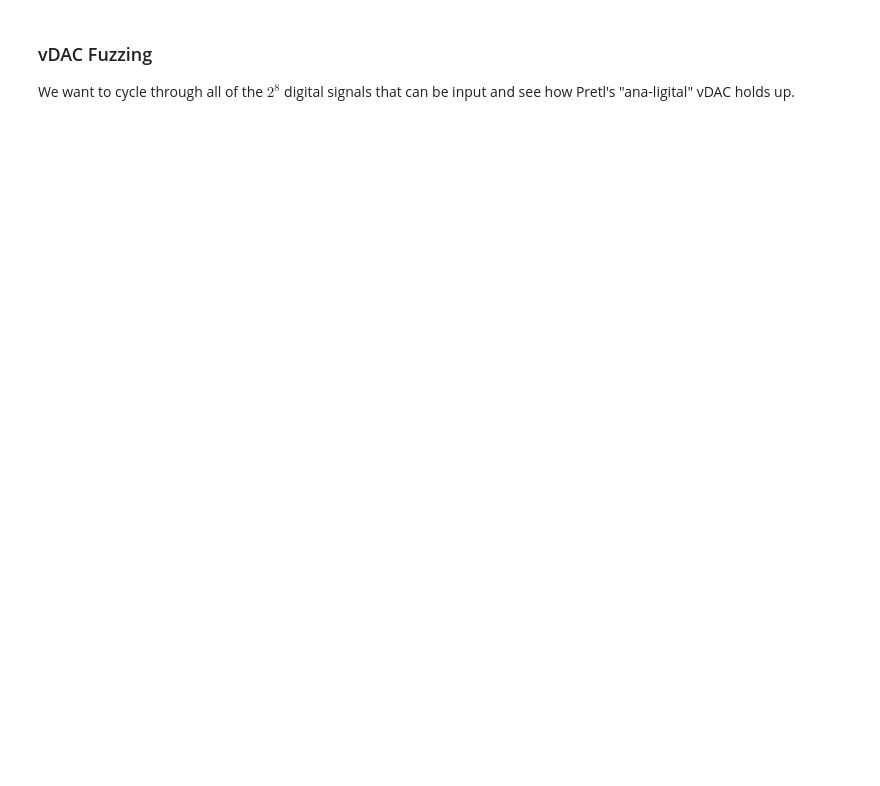
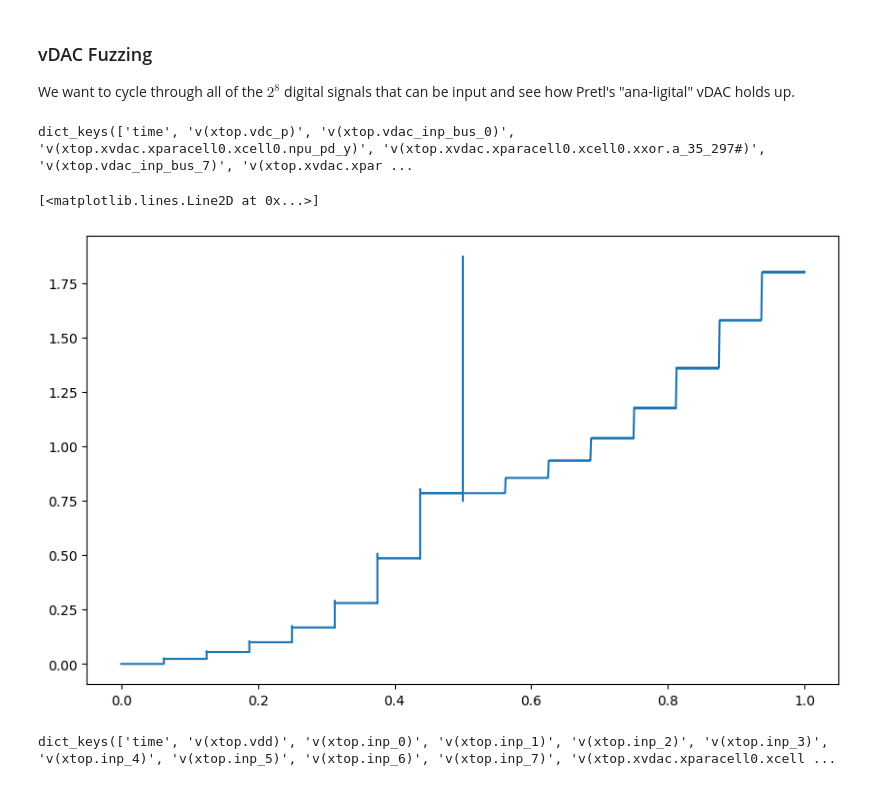
Before and after one commit to ThomasPluck/tt04-biased-trng, a Jupyter notebook: sim/test.ipynb, the cells around one changed output. Saved outputs shown, nothing was run; the diff lists cells and outputs as text; code cells hidden in the pictures; blank space fills up the shorter version.

```diff
--- a/sim/test.ipynb
+++ b/sim/test.ipynb
@@ -93,2 +56,41 @@ rv = vsp.sim(
+# %%
+@h.sim.sim
+class vDAC_Fuzzing:
+
+    @h.module
+    class Tb:
+        VSS = h.Port()
+        out = h.Signal()
+
+        vdc = h.Vdc(dc=1.8)(n=VSS)
+        vdac = gen_vDAC(ncells=8,npar=1)(vout=out, enable=vdc.p, VSS=VSS, VDD=vdc.p)
+        vsources = dynamic_step_signal(width=8,time=1*hp.UNIT)(vss=VSS,vout=vdac.inp_bus)
+
+    # Simulation Controls
+    tran = h.sim.Tran(tstop=1*hp.UNIT, tstep=1*hp.MILLI)
+    inc_base = s.install.include(h.pdk.Corner.TYP)
+    inc_cells = h.sim.Include(
+            sky130.install.pdk_path /
+            "libs.ref/sky130_fd_sc_hd/spice/sky130_fd_sc_hd.spice"
+    )
+
+opts = vsp.SimOptions(
+    simulator=vsp.SupportedSimulators.NGSPICE,
+    fmt=vsp.ResultFormat.SIM_DATA,
+    rundir="./scratch",
+)
+
+rv = vDAC_Fuzzing.run(opts)
+op = rv[vsp.sim_data.AnalysisType.TRAN]
+
+op.data.keys()
+# %% [output]
+dict_keys(['time', 'v(xtop.vdc_p)', 'v(xtop.vdac_inp_bus_0)', 'v(xtop.xvdac.xparacell0.xcell0.npu_pd_y)', 'v(xtop.xvdac.xparacell0.xcell0.xxor.a_35_297#)', 'v(xtop.vdac_inp_bus_7)', 'v(xtop.xvdac.xpar ...
+# %%
+fig,ax = plt.subplots(figsize=(10,6))
+ax.plot(op.data['time'],op.data['v(xtop.out)'])
+# %% [output]
+[<matplotlib.lines.Line2D at 0x...>]
+[figure, added]
 # %%
 import hdl21 as h
@@ -136,0 +157,4 @@ class TransientSim:
+# %%
+op.data.keys()
+# %% [output]
+dict_keys(['time', 'v(xtop.vdd)', 'v(xtop.inp_0)', 'v(xtop.inp_1)', 'v(xtop.inp_2)', 'v(xtop.inp_3)', 'v(xtop.inp_4)', 'v(xtop.inp_5)', 'v(xtop.inp_6)', 'v(xtop.inp_7)', 'v(xtop.xvdac.xparacell0.xcell ...
```
Also changed, not shown: parts of 5 cells of this notebook, 8 other files.
